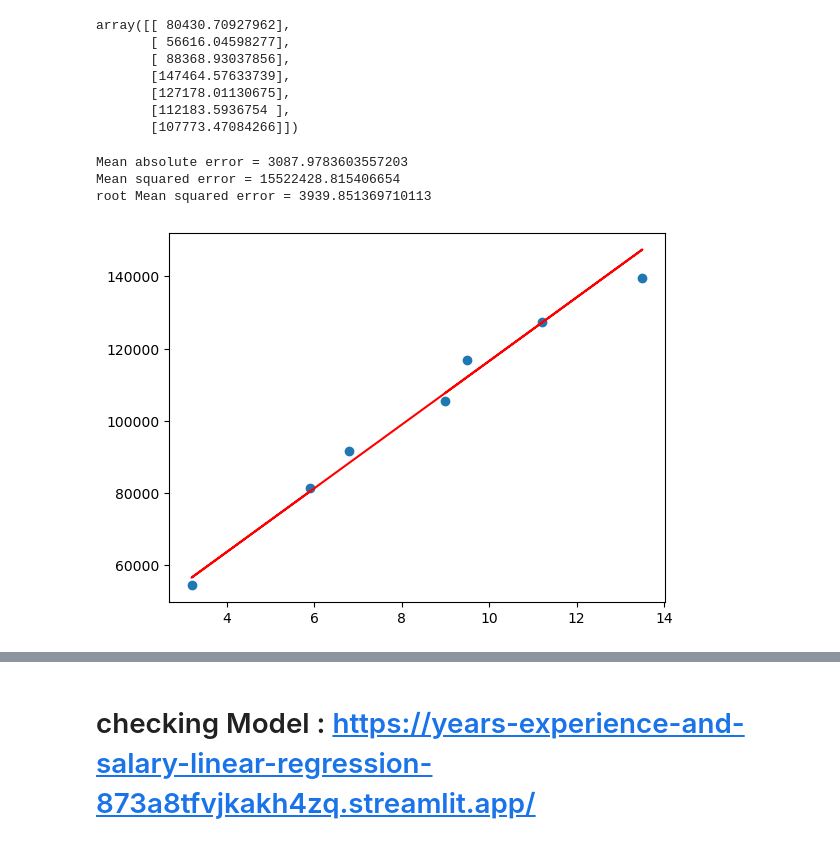
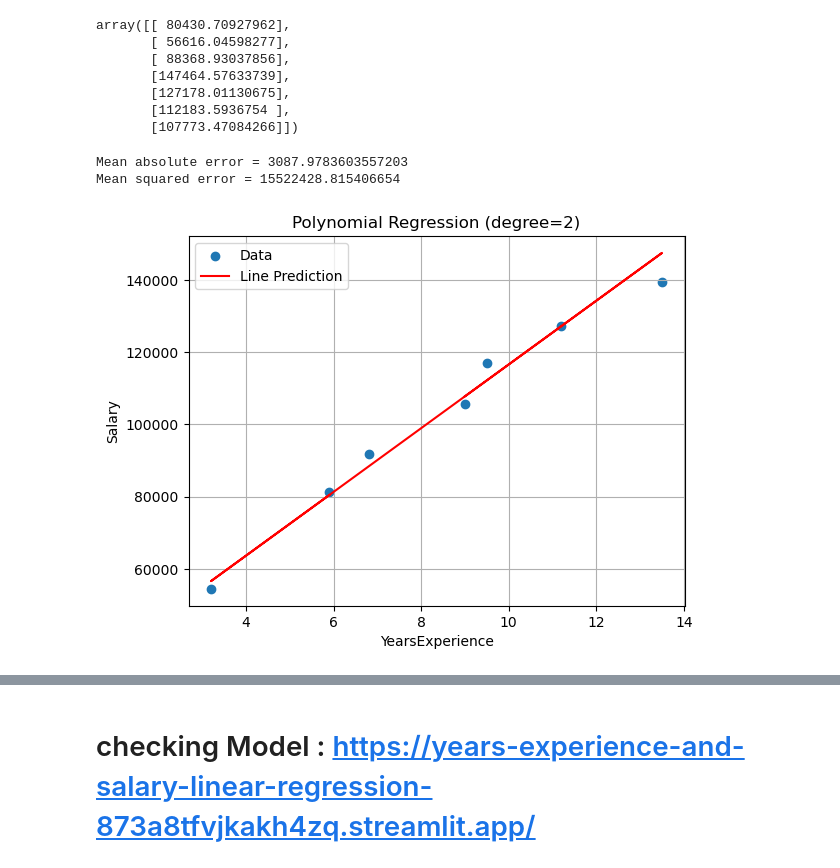
Before and after one commit to b0o0da/Years-Experience-and-Salary-Linear-Regression, a Jupyter notebook: project-1.ipynb, the cells around one changed output, grey strips where cells are left out. Saved outputs shown, nothing was run; the diff lists cells and outputs as text; code cells hidden in the pictures.

```diff
--- a/project-1.ipynb
+++ b/project-1.ipynb
@@ -95,14 +98,17 @@ array([[ 80430.70927962],
 # %%
 print(f"Mean absolute error = {mean_absolute_error(y_pred=predict , y_true=y_test)}")
 print(f"Mean squared error = {mean_squared_error(y_pred=predict , y_true=y_test)}")
-print(f"root Mean squared error = {root_mean_squared_error(y_pred=predict , y_true=y_test)}")
 # %% [output]
 Mean absolute error = 3087.9783603557203
 Mean squared error = 15522428.815406654
-root Mean squared error = 3939.851369710113
 # %%
-plt.scatter(x=X_test , y=y_test)
-plt.plot(X_test , predict , color="red")
+plt.scatter(x=X_test , y=y_test , label="Data")
+plt.plot(X_test , predict , color="red" , label ="Line Prediction")
+plt.xlabel("YearsExperience")
+plt.ylabel("Salary")
+plt.title("Polynomial Regression (degree=2)")
+plt.legend()
+plt.grid(True)
 plt.show()
 # %% [output]
-[figure, old version]
+[figure, new version]
```
Also changed, not shown: parts of 2 cells of this notebook.
